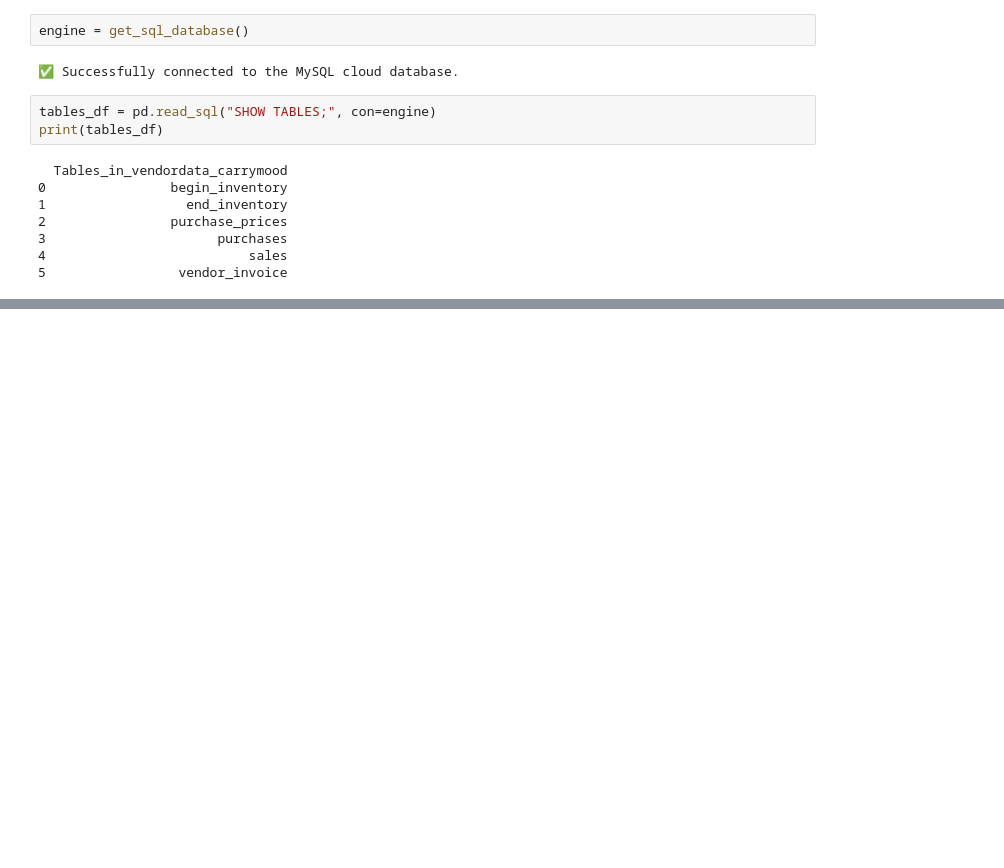
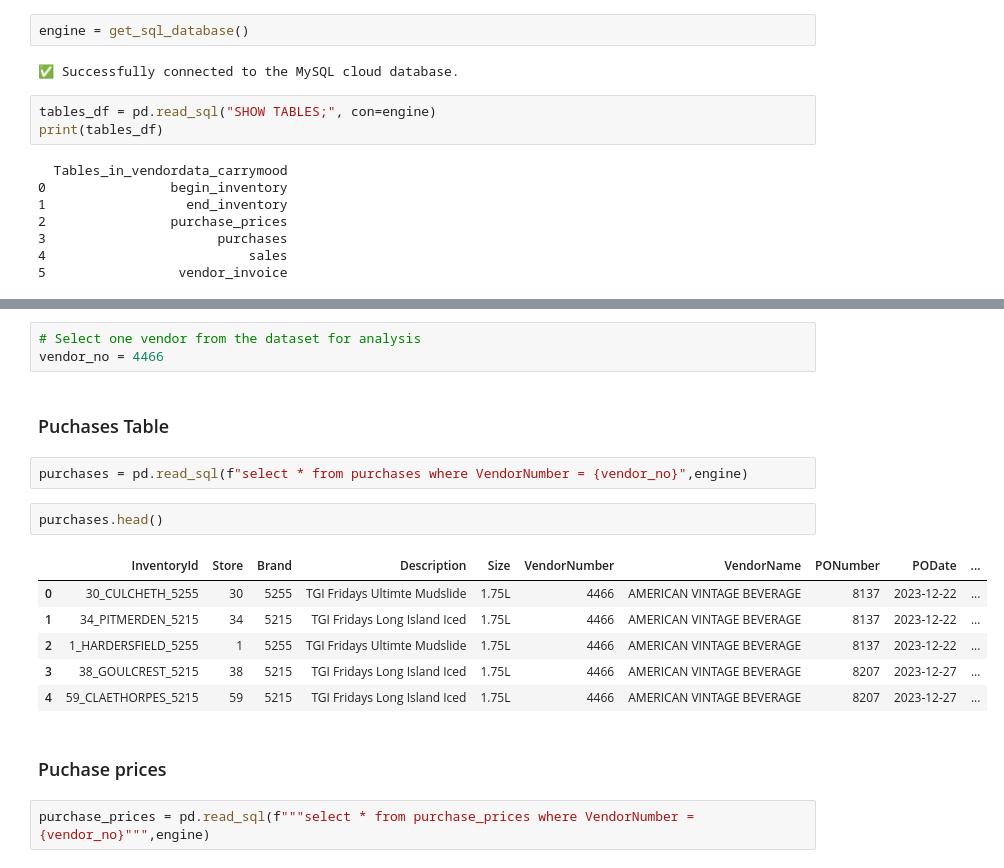
Before and after one commit to shima-maleki/Vendor_Performance_Analysis, a Jupyter notebook: notebooks/02_exploratory_analysis.ipynb, the cells around one changed output, grey strips where cells are left out. Cells and saved outputs as stored; diff of their text form; blank space fills up the shorter version.

Commit message:
Vendor related queries added

```diff
--- a/notebooks/02_exploratory_analysis.ipynb
+++ b/notebooks/02_exploratory_analysis.ipynb
@@ -60,0 +98,20 @@ for table_name in tables_df['Tables_in_vendordata_carrymood']:
+# %%
+# Select one vendor from the dataset for analysis
+vendor_no = 4466
+# %% [markdown]
+### Puchases Table
+# %%
+purchases = pd.read_sql(f"select * from purchases where VendorNumber = {vendor_no}",engine)
+# %%
+purchases.head()
+# %% [output]
+|  | InventoryId | Store | Brand | Description | Size | VendorNumber | VendorName | PONumber | PODate | ... |
+| 0 | 30_CULCHETH_5255 | 30 | 5255 | TGI Fridays Ultimte Mudslide | 1.75L | 4466 | AMERICAN VINTAGE BEVERAGE | 8137 | 2023-12-22 | ... |
+| 1 | 34_PITMERDEN_5215 | 34 | 5215 | TGI Fridays Long Island Iced | 1.75L | 4466 | AMERICAN VINTAGE BEVERAGE | 8137 | 2023-12-22 | ... |
+| 2 | 1_HARDERSFIELD_5255 | 1 | 5255 | TGI Fridays Ultimte Mudslide | 1.75L | 4466 | AMERICAN VINTAGE BEVERAGE | 8137 | 2023-12-22 | ... |
+| 3 | 38_GOULCREST_5215 | 38 | 5215 | TGI Fridays Long Island Iced | 1.75L | 4466 | AMERICAN VINTAGE BEVERAGE | 8207 | 2023-12-27 | ... |
+| 4 | 59_CLAETHORPES_5215 | 59 | 5215 | TGI Fridays Long Island Iced | 1.75L | 4466 | AMERICAN VINTAGE BEVERAGE | 8207 | 2023-12-27 | ... |
+# %% [markdown]
+### Puchase prices
+# %%
+purchase_prices = pd.read_sql(f"""select * from purchase_prices where VendorNumber = {vendor_no}""",engine)
```
Also changed, not shown: parts of 11 cells of this notebook.
